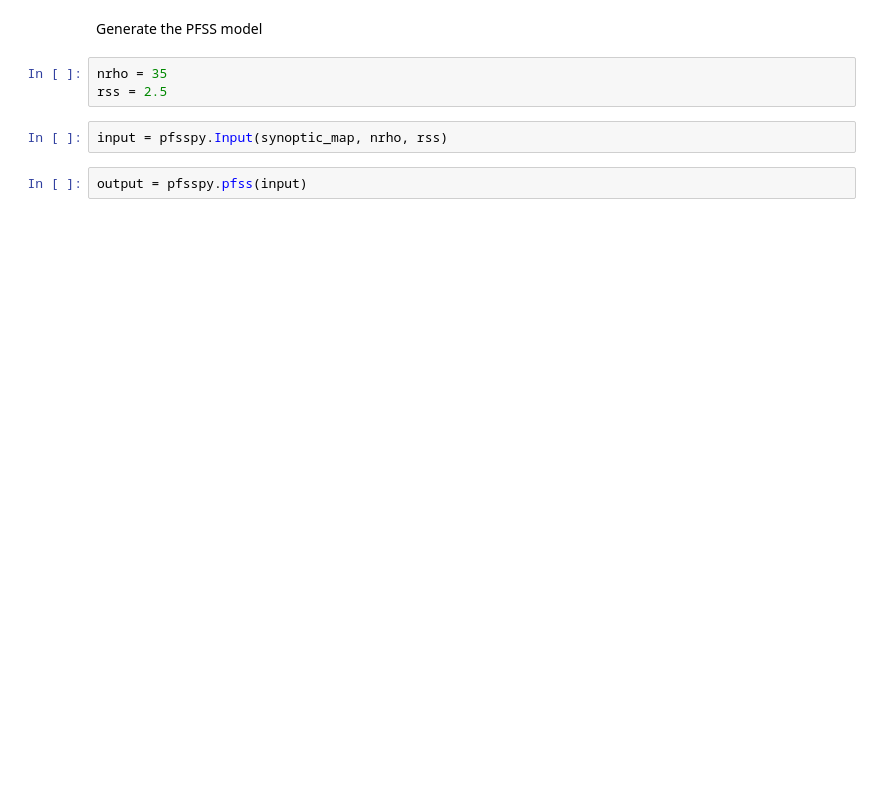
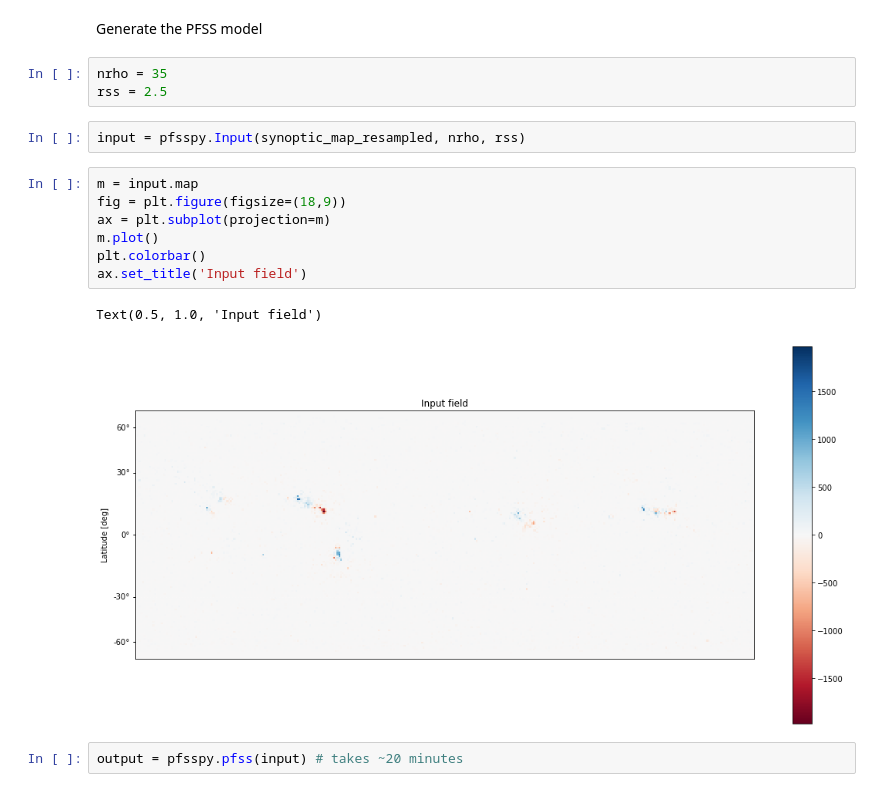
Before and after one commit to mbobra/magnetic-field-models, a Jupyter notebook: hmipfss.ipynb, the cells around one changed output. Cells and saved outputs as stored; diff of their text form; blank space fills up the shorter version.

```diff
--- a/hmipfss.ipynb
+++ b/hmipfss.ipynb
@@ -75,6 +132,16 @@ Generate the PFSS model
 nrho = 35
 rss = 2.5
 # %%
-input = pfsspy.Input(synoptic_map, nrho, rss)
+input = pfsspy.Input(synoptic_map_resampled, nrho, rss)
+# %%
+m = input.map
+fig = plt.figure(figsize=(18,9))
+ax = plt.subplot(projection=m)
+m.plot()
+plt.colorbar()
+ax.set_title('Input field')
+# %% [output]
+Text(0.5, 1.0, 'Input field')
+[figure, added]
 # %%
-output = pfsspy.pfss(input)
+output = pfsspy.pfss(input) # takes ~20 minutes
```
Also changed, not shown: parts of 36 cells of this notebook.
